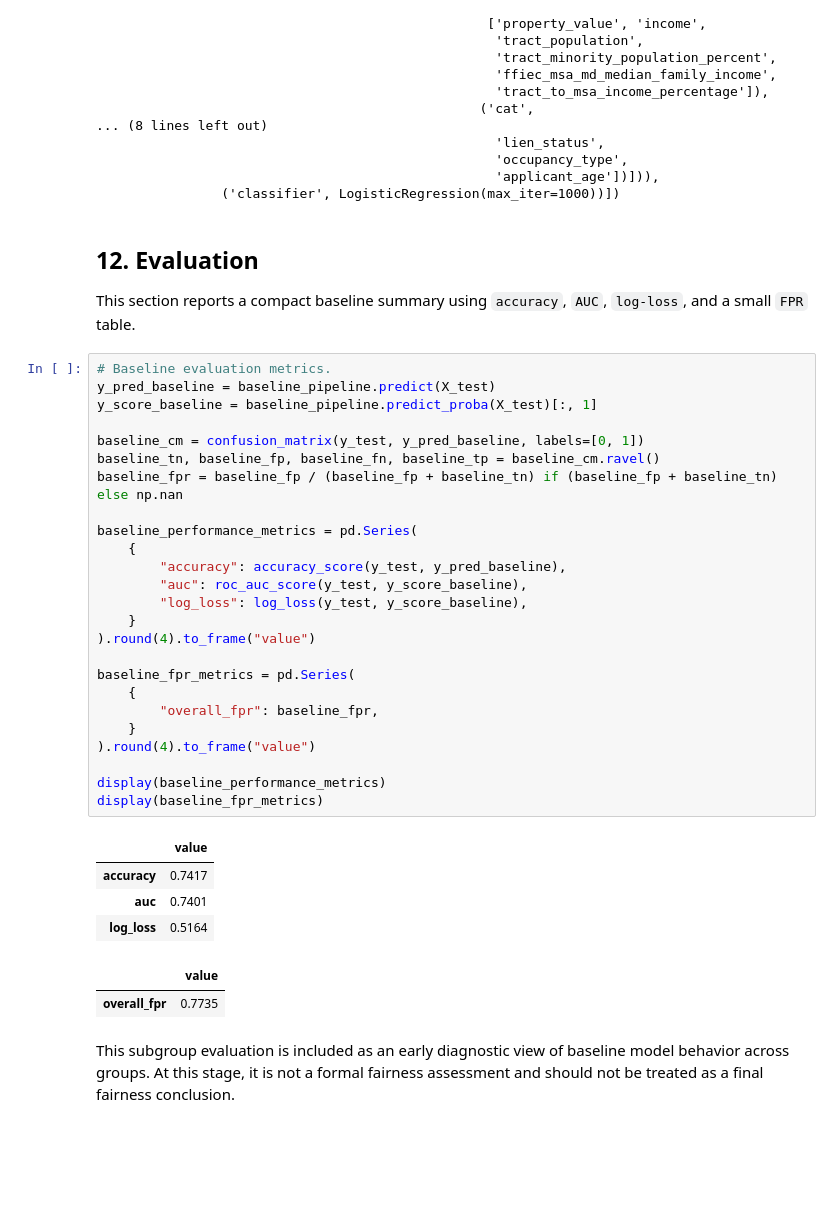
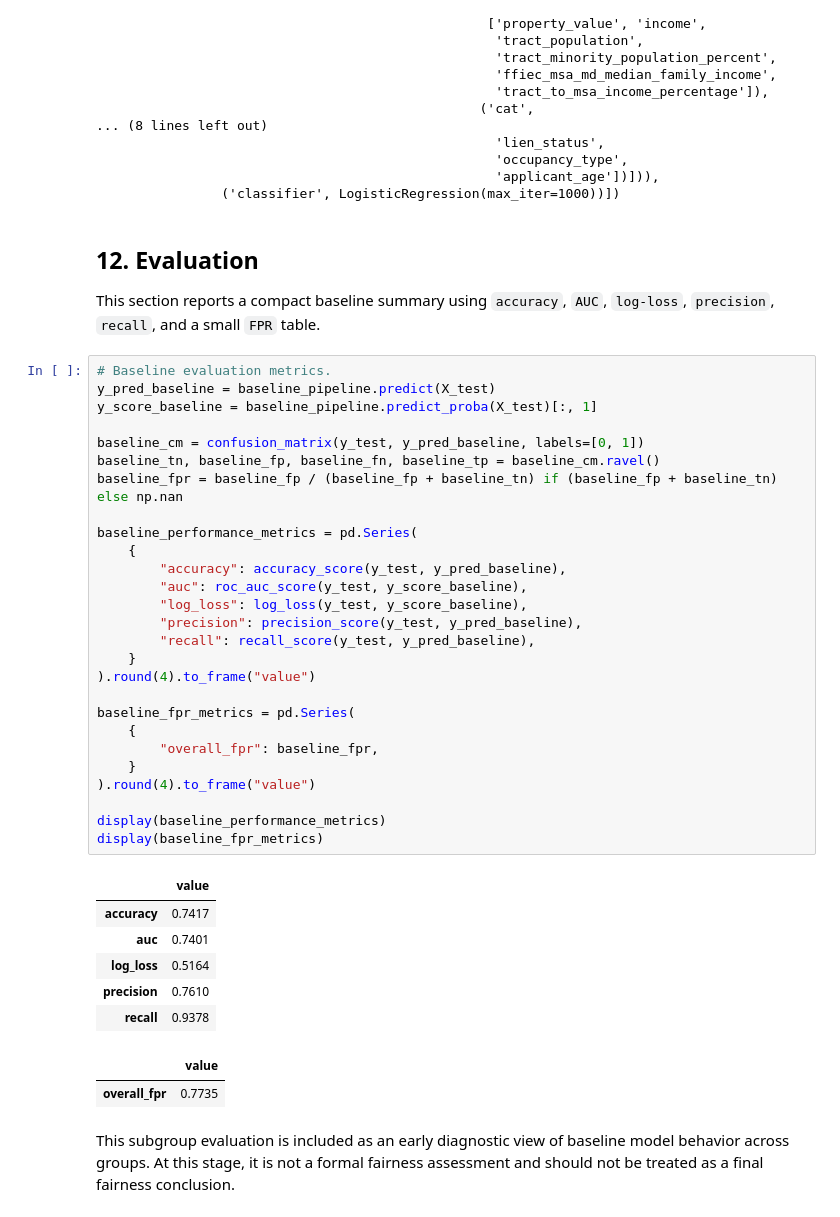
Before and after one commit to isambilo/Responsible_ML_Capstone, a Jupyter notebook: hmda_responsible_ml_capstone.ipynb, the cells around one changed output. Cells and saved outputs as stored; diff of their text form; blank space fills up the shorter version.

```diff
--- a/hmda_responsible_ml_capstone.ipynb
+++ b/hmda_responsible_ml_capstone.ipynb
@@ -476,37 +478,41 @@ Pipeline(steps=[('preprocess',
 # %% [markdown]
 ## 12. Evaluation
 
-This section reports a compact baseline summary using `accuracy`, `AUC`, `log-loss`, and a small `FPR` table.
+This section reports a compact baseline summary using `accuracy`, `AUC`, `log-loss`, `precision`, `recall`, and a small `FPR` table.
 # %%
 # Baseline evaluation metrics.
 y_pred_baseline = baseline_pipeline.predict(X_test)
 y_score_baseline = baseline_pipeline.predict_proba(X_test)[:, 1]
 
 baseline_cm = confusion_matrix(y_test, y_pred_baseline, labels=[0, 1])
 baseline_tn, baseline_fp, baseline_fn, baseline_tp = baseline_cm.ravel()
 baseline_fpr = baseline_fp / (baseline_fp + baseline_tn) if (baseline_fp + baseline_tn) else np.nan
 
 baseline_performance_metrics = pd.Series(
     {
         "accuracy": accuracy_score(y_test, y_pred_baseline),
         "auc": roc_auc_score(y_test, y_score_baseline),
         "log_loss": log_loss(y_test, y_score_baseline),
+        "precision": precision_score(y_test, y_pred_baseline),
+        "recall": recall_score(y_test, y_pred_baseline),
     }
 ).round(4).to_frame("value")
 
 baseline_fpr_metrics = pd.Series(
     {
         "overall_fpr": baseline_fpr,
     }
 ).round(4).to_frame("value")
 
 display(baseline_performance_metrics)
 display(baseline_fpr_metrics)
 # %% [output]
 |  | value |
 | accuracy | 0.7417 |
 | auc | 0.7401 |
 | log_loss | 0.5164 |
+| precision | 0.7610 |
+| recall | 0.9378 |
 |  | value |
 | overall_fpr | 0.7735 |
 # %% [markdown]
```
Also changed, not shown: parts of 29 cells of this notebook, 4 other files.
